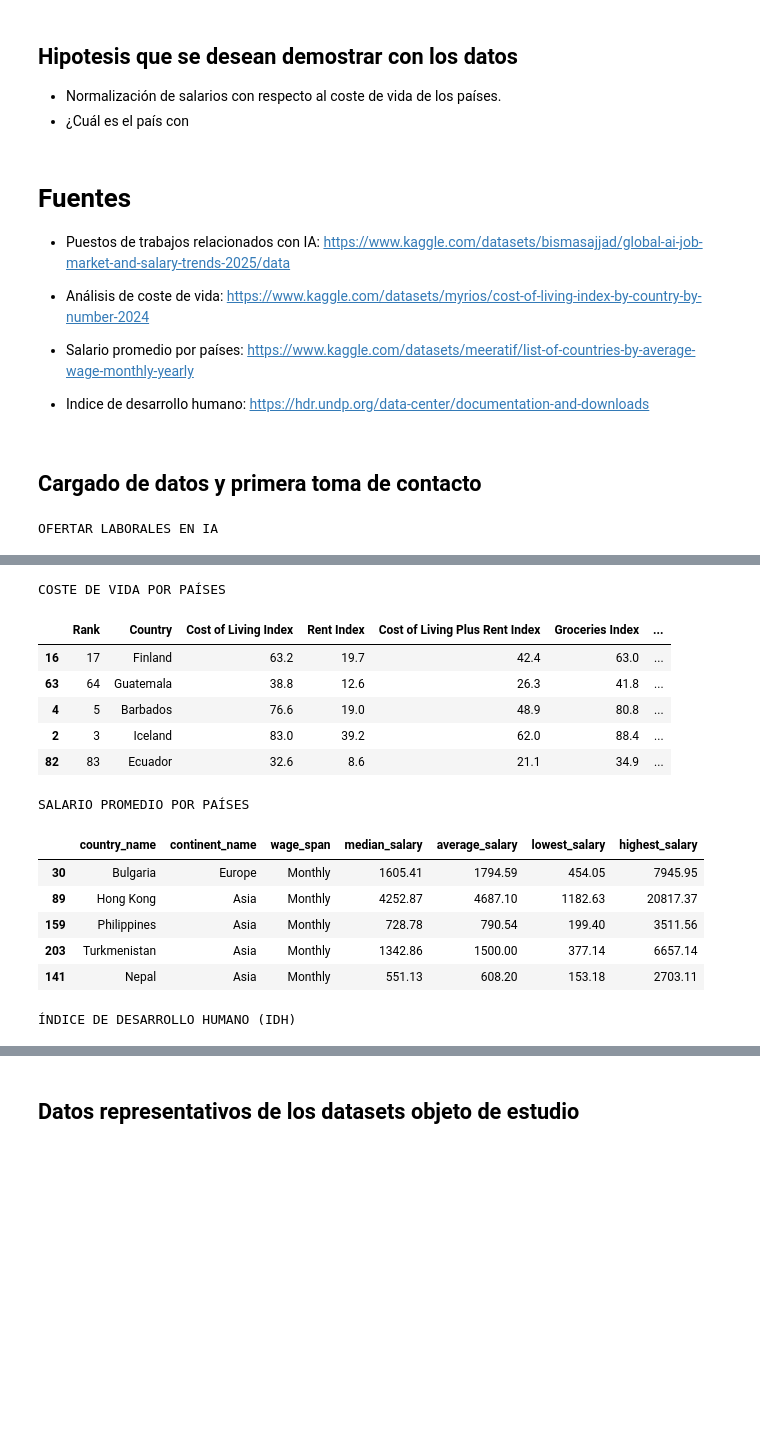
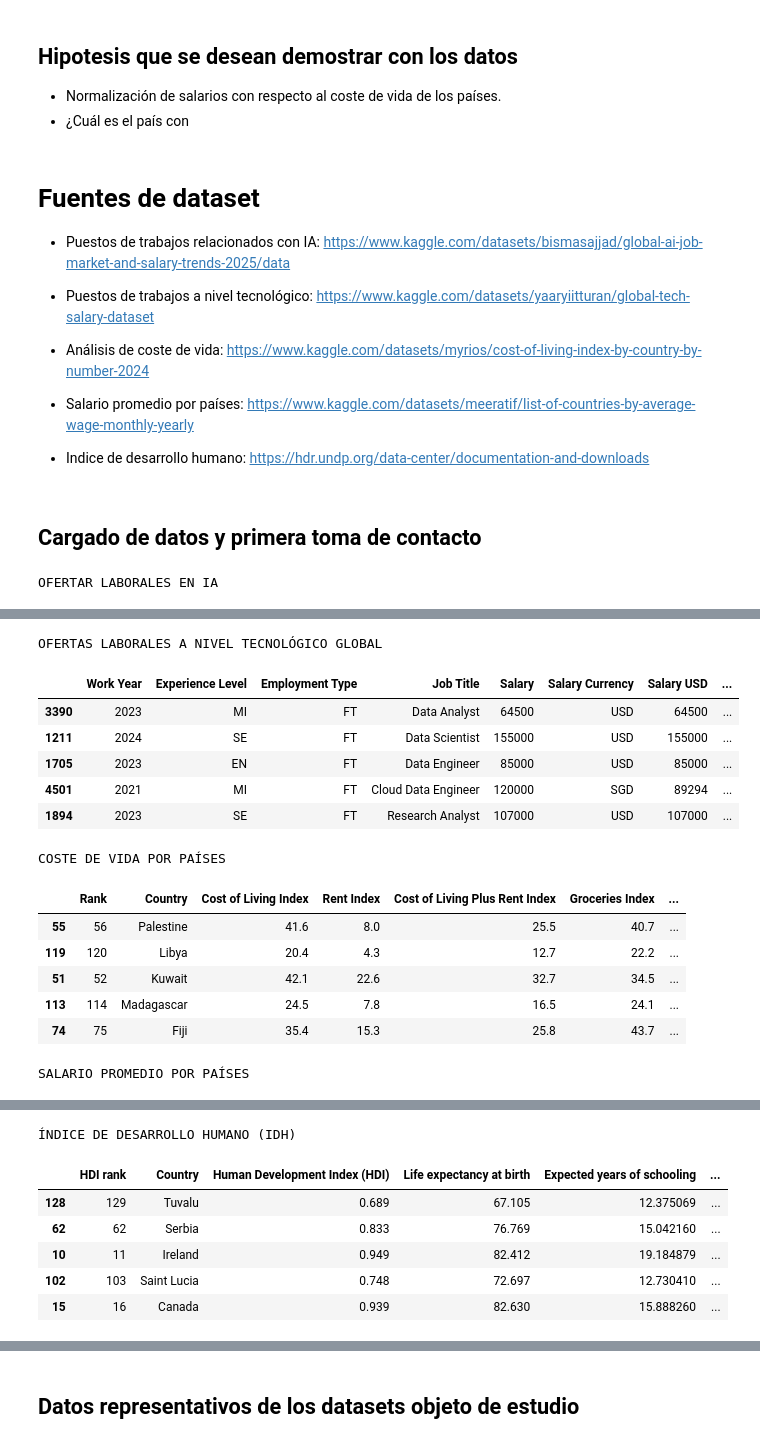
Before and after one commit to MichaeLaudrup/Python_for_AI_VIU, a Jupyter notebook: dataset_project/01_MIAR_ACT_Dataset_Michael_Laudrup_luis_glez.ipynb, the cells around one changed output, grey strips where cells are left out. Drawn from its saved outputs; the diff is of its cells as text; code cells hidden in the pictures; blank space fills up the shorter version.

Commit message:
añadido indice, limpiado los datos de dos datasets y preparados para su unión

```diff
--- a/dataset_project/01_MIAR_ACT_Dataset_Michael_Laudrup_luis_glez.ipynb
+++ b/dataset_project/01_MIAR_ACT_Dataset_Michael_Laudrup_luis_glez.ipynb
@@ -16,11 +33,12 @@
 - Normalización de salarios con respecto al coste de vida de los países.
 - ¿Cuál es el país con
 # %% [markdown]
-# Fuentes
+# Fuentes de dataset
 
 - Puestos de trabajos relacionados con IA: https://www.kaggle.com/datasets/bismasajjad/global-ai-job-market-and-salary-trends-2025/data
+- Puestos de trabajos a nivel tecnológico: https://www.kaggle.com/datasets/yaaryiitturan/global-tech-salary-dataset
+
 - Análisis de coste de vida: https://www.kaggle.com/datasets/myrios/cost-of-living-index-by-country-by-number-2024
-
 - Salario promedio por países: https://www.kaggle.com/datasets/meeratif/list-of-countries-by-average-wage-monthly-yearly
 - Indice de desarrollo humano: https://hdr.undp.org/data-center/documentation-and-downloads
 # %% [markdown]
@@ -30,26 +48,42 @@ import pandas as pd
 import os
 
 path_ai_jobs = os.path.join('data','ai_job_dataset.csv')
+path_global_tech = os.path.join('data', 'global_tech_salary.txt')
 path_cost_of_living = os.path.join('data', 'Cost_of_Living_Index_by_Country_2024.csv')
 path_avg_salary = os.path.join('data', 'salary_data.csv')
 path_idh = os.path.join('data', 'HDR25_Statistical.xlsx')
 
-job_df = pd.read_csv(path_ai_jobs, sep=',')
+ai_job_df = pd.read_csv(path_ai_jobs, sep=',')
+global_tech_df = pd.read_csv(path_global_tech, sep=',')
 cost_of_life_df = pd.read_csv(path_cost_of_living, sep=',')
 avg_salary_df = pd.read_csv(path_avg_salary, sep=',')
 idh_df = pd.read_excel(path_idh, sheet_name='Table 1. HDI')
 
 print('OFERTAR LABORALES EN IA')
-display(job_df.sample(5))
+# Pasamos de snake_case a Title Case y quitamos guiones bajos
+ai_job_df.columns = ai_job_df.columns.str.replace('_', ' ').str.title().str.strip()
 
-# Pasamos de snake_case a Title Case y quitamos guiones bajos
-job_df.columns = job_df.columns.str.replace('_', ' ').str.title().str.strip()
+# Renombramos la columna 'Employee Residence' a 'Country' para unificar con los otros DataFrames
+ai_job_df = ai_job_df.rename(columns={'Employee Residence': 'Country'})
+ai_job_df = ai_job_df.rename(columns={'Salary Usd': 'Salary USD'})
+display(ai_job_df.sample(5))
+
+print('OFERTAS LABORALES A NIVEL TECNOLÓGICO GLOBAL')
+global_tech_df.columns = global_tech_df.columns.str.replace('_', ' ').str.title().str.strip()
+
+# Renombramos la columna 'Country or Area' a 'Country' para unificar con los otros DataFrames
+global_tech_df = global_tech_df.rename(columns={'Employee Residence': 'Country'})
+global_tech_df = global_tech_df.rename(columns={'Salary In Usd': 'Salary USD'})
+display(global_tech_df.sample(5))
 
 print('COSTE DE VIDA POR PAÍSES')
 display(cost_of_life_df.sample(5))
 
 print('SALARIO PROMEDIO POR PAÍSES')
+# Pasamos de snake_case a Title Case y quitamos guiones bajos
+
 avg_salary_df.columns = avg_salary_df.columns.str.replace('_', ' ').str.title().str.strip()
+avg_salary_df = avg_salary_df.rename(columns={'Country Name': 'Country'})
 display(avg_salary_df.sample(5))
 
 print('ÍNDICE DE DESARROLLO HUMANO (IDH)')
@@ -66,15 +100,15 @@ OFERTAR LABORALES EN IA
-COSTE DE VIDA POR PAÍSES
+OFERTAS LABORALES A NIVEL TECNOLÓGICO GLOBAL
-|  | Rank | Country | Cost of Living Index | Rent Index | Cost of Living Plus Rent Index | Groceries Index | ... |
-| 16 | 17 | Finland | 63.2 | 19.7 | 42.4 | 63.0 | ... |
-| 63 | 64 | Guatemala | 38.8 | 12.6 | 26.3 | 41.8 | ... |
-| 4 | 5 | Barbados | 76.6 | 19.0 | 48.9 | 80.8 | ... |
-| 2 | 3 | Iceland | 83.0 | 39.2 | 62.0 | 88.4 | ... |
-| 82 | 83 | Ecuador | 32.6 | 8.6 | 21.1 | 34.9 | ... |
+|  | Work Year | Experience Level | Employment Type | Job Title | Salary | Salary Currency | Salary USD | ... |
+| 3390 | 2023 | MI | FT | Data Analyst | 64500 | USD | 64500 | ... |
+| 1211 | 2024 | SE | FT | Data Scientist | 155000 | USD | 155000 | ... |
+| 1705 | 2023 | EN | FT | Data Engineer | 85000 | USD | 85000 | ... |
+| 4501 | 2021 | MI | FT | Cloud Data Engineer | 120000 | SGD | 89294 | ... |
+| 1894 | 2023 | SE | FT | Research Analyst | 107000 | USD | 107000 | ... |
-SALARIO PROMEDIO POR PAÍSES
+COSTE DE VIDA POR PAÍSES
-|  | country_name | continent_name | wage_span | median_salary | average_salary | lowest_salary | highest_salary |
-| 30 | Bulgaria | Europe | Monthly | 1605.41 | 1794.59 | 454.05 | 7945.95 |
-| 89 | Hong Kong | Asia | Monthly | 4252.87 | 4687.10 | 1182.63 | 20817.37 |
-| 159 | Philippines | Asia | Monthly | 728.78 | 790.54 | 199.40 | 3511.56 |
-| 203 | Turkmenistan | Asia | Monthly | 1342.86 | 1500.00 | 377.14 | 6657.14 |
-| 141 | Nepal | Asia | Monthly | 551.13 | 608.20 | 153.18 | 2703.11 |
+|  | Rank | Country | Cost of Living Index | Rent Index | Cost of Living Plus Rent Index | Groceries Index | ... |
+| 55 | 56 | Palestine | 41.6 | 8.0 | 25.5 | 40.7 | ... |
+| 119 | 120 | Libya | 20.4 | 4.3 | 12.7 | 22.2 | ... |
+| 51 | 52 | Kuwait | 42.1 | 22.6 | 32.7 | 34.5 | ... |
+| 113 | 114 | Madagascar | 24.5 | 7.8 | 16.5 | 24.1 | ... |
+| 74 | 75 | Fiji | 35.4 | 15.3 | 25.8 | 43.7 | ... |
-ÍNDICE DE DESARROLLO HUMANO (IDH)
+SALARIO PROMEDIO POR PAÍSES
@@ -86,0 +121,7 @@ SALARIO PROMEDIO POR PAÍSES
+ÍNDICE DE DESARROLLO HUMANO (IDH)
+|  | HDI rank | Country | Human Development Index (HDI) | Life expectancy at birth | Expected years of schooling | ... |
+| 128 | 129 | Tuvalu | 0.689 | 67.105 | 12.375069 | ... |
+| 62 | 62 | Serbia | 0.833 | 76.769 | 15.042160 | ... |
+| 10 | 11 | Ireland | 0.949 | 82.412 | 19.184879 | ... |
+| 102 | 103 | Saint Lucia | 0.748 | 72.697 | 12.730410 | ... |
+| 15 | 16 | Canada | 0.939 | 82.630 | 15.888260 | ... |
```
Also changed, not shown: parts of 17 cells of this notebook, 2 other files.
